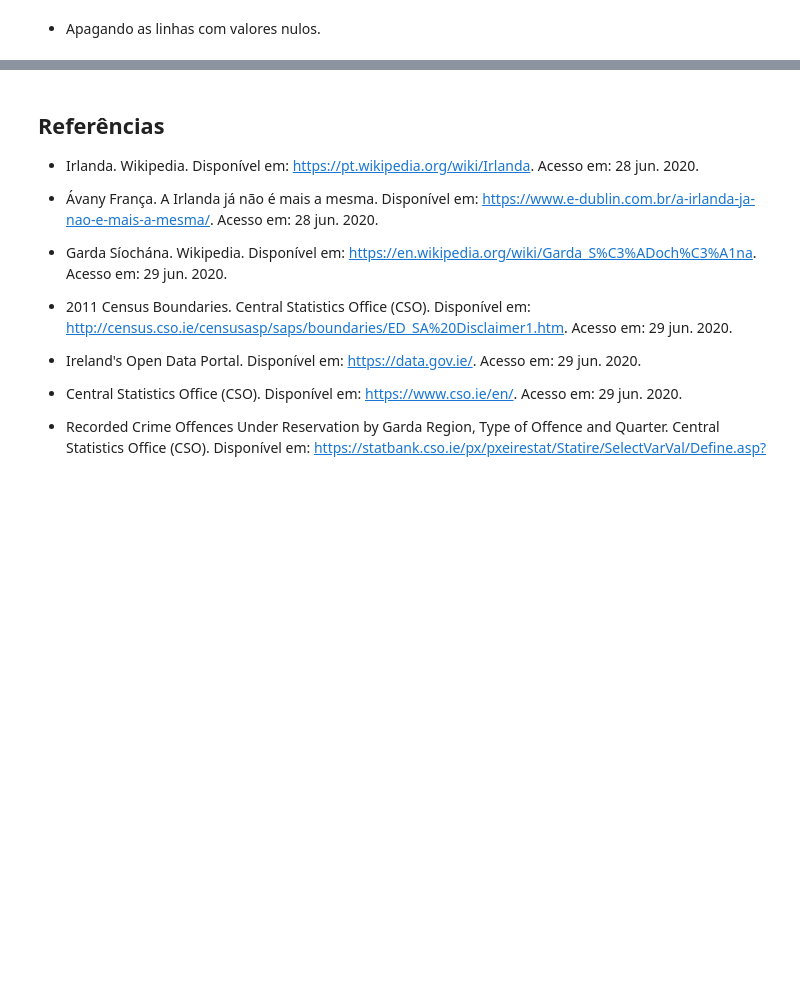
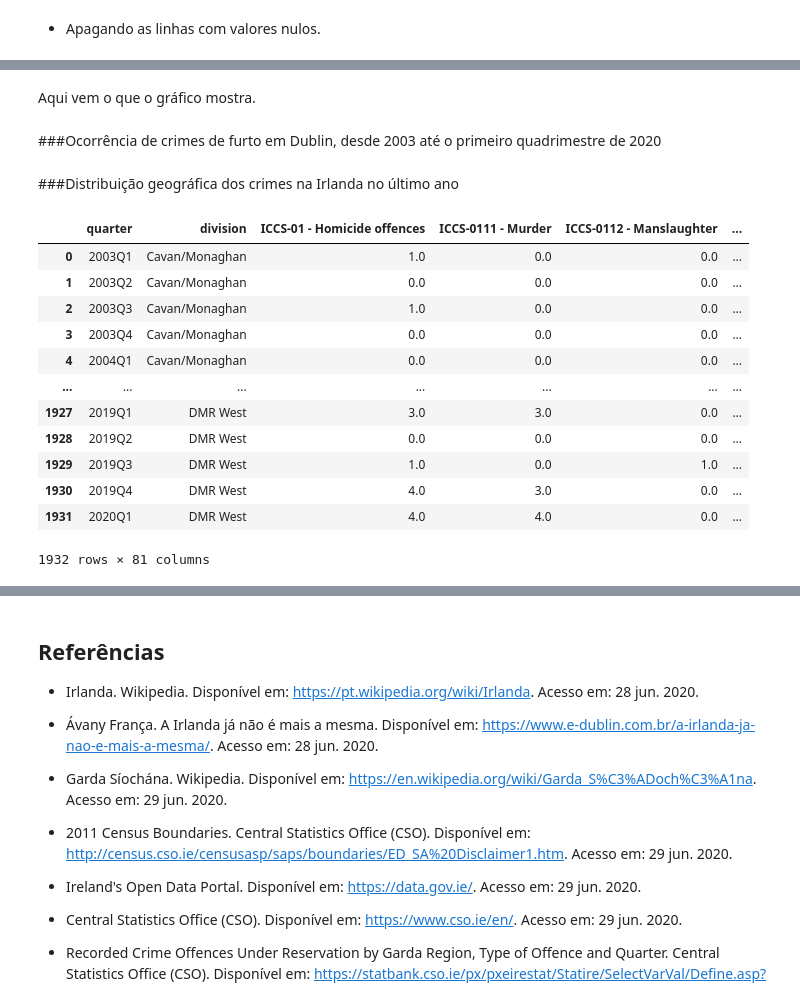
Before and after one commit to gustavopierre/data_science_portfolio, a Jupyter notebook: Um_Passo_a_Passo_Para_Analise_Crimes_na_Irlanda.ipynb, the cells around one changed output, grey strips where cells are left out. Saved outputs shown, nothing was run; the diff lists cells and outputs as text; code cells hidden in the pictures; blank space fills up the shorter version.

```diff
--- a/Um_Passo_a_Passo_Para_Analise_Crimes_na_Irlanda.ipynb
+++ b/Um_Passo_a_Passo_Para_Analise_Crimes_na_Irlanda.ipynb
@@ -174,9 +302,6 @@ Iniciando as tarefas:
 # %%
 # criando um novo dataframe
 new_df = df.copy()
-
-# alterando os nomes dos dois primeiros campos
-new_df.rename(columns={' ': 'quarter', ' .1': 'division'}, inplace=True)
 
 # alterando os nomes dos demais campos
 new_names_column = []
@@ -186,10 +311,12 @@ for name_column in new_df.columns.values.tolist():
     elif name_column == ' .1':
         new_names_column.append('division')
     else:
-        new_name = name_column.lower().replace(' ,', '_').replace(' ', '_')
+        code_crime, name_crime = name_column.split(' ,')
+        new_name = 'ICCS-' + code_crime + ' - ' + name_crime
+        #new_name = name_column.lower().replace(' ,', '_').replace(' ', '_')
         new_names_column.append(new_name)
 
-new_df.columns=new_names_column
+new_df.columns = new_names_column
 # %%
 print(f'Antes:  {df.columns.values.tolist()[:6]} ...')
 print(f'Depois: {new_df.columns.values.tolist()[:6]} ...')
@@ -221,9 +359,9 @@ Total:2001
 # %%
-new_df['ano']=0
+#new_df['ano']=0
 
-for index, row in new_df.iterrows():
-    quarter = row['quarter']
-    new_df.loc[index, 'ano'] = quarter[:4]
-    new_df.loc[index, 'quarter'] = quarter[4:]
-new_df['ano'].astype(int)
-new_df[['ano', 'quarter']]
+#for index, row in new_df.iterrows():
+#    quarter = row['quarter']
+#    new_df.loc[index, 'ano'] = quarter[:4]
+#    new_df.loc[index, 'quarter'] = quarter[4:]
+#new_df['ano'].astype(int)
+#new_df[['ano', 'quarter']]
@@ -267,0 +454,23 @@ new_df.shape[0]
+# %% [markdown]
+Aqui vem o que o gráfico mostra.
+# %% [markdown]
+###Ocorrência de crimes de furto em Dublin, desde 2003 até o primeiro quadrimestre de 2020
+# %% [markdown]
+###Distribuição geográfica dos crimes na Irlanda no último ano
+# %%
+new_df_with_shp = pd.merge(new_df, shapefile, left_on='division',right_on='DIVISION',how='outer',suffixes=('_left','_right'))
+new_df_with_shp
+# %% [output]
+|  | quarter | division | ICCS-01 - Homicide offences | ICCS-0111 - Murder | ICCS-0112 - Manslaughter | ... |
+| 0 | 2003Q1 | Cavan/Monaghan | 1.0 | 0.0 | 0.0 | ... |
+| 1 | 2003Q2 | Cavan/Monaghan | 0.0 | 0.0 | 0.0 | ... |
+| 2 | 2003Q3 | Cavan/Monaghan | 1.0 | 0.0 | 0.0 | ... |
+| 3 | 2003Q4 | Cavan/Monaghan | 0.0 | 0.0 | 0.0 | ... |
+| 4 | 2004Q1 | Cavan/Monaghan | 0.0 | 0.0 | 0.0 | ... |
+| ... | ... | ... | ... | ... | ... | ... |
+| 1927 | 2019Q1 | DMR West | 3.0 | 3.0 | 0.0 | ... |
+| 1928 | 2019Q2 | DMR West | 0.0 | 0.0 | 0.0 | ... |
+| 1929 | 2019Q3 | DMR West | 1.0 | 0.0 | 1.0 | ... |
+| 1930 | 2019Q4 | DMR West | 4.0 | 3.0 | 0.0 | ... |
+| 1931 | 2020Q1 | DMR West | 4.0 | 4.0 | 0.0 | ... |
+1932 rows × 81 columns
```
Also changed, not shown: parts of 50 cells of this notebook.
